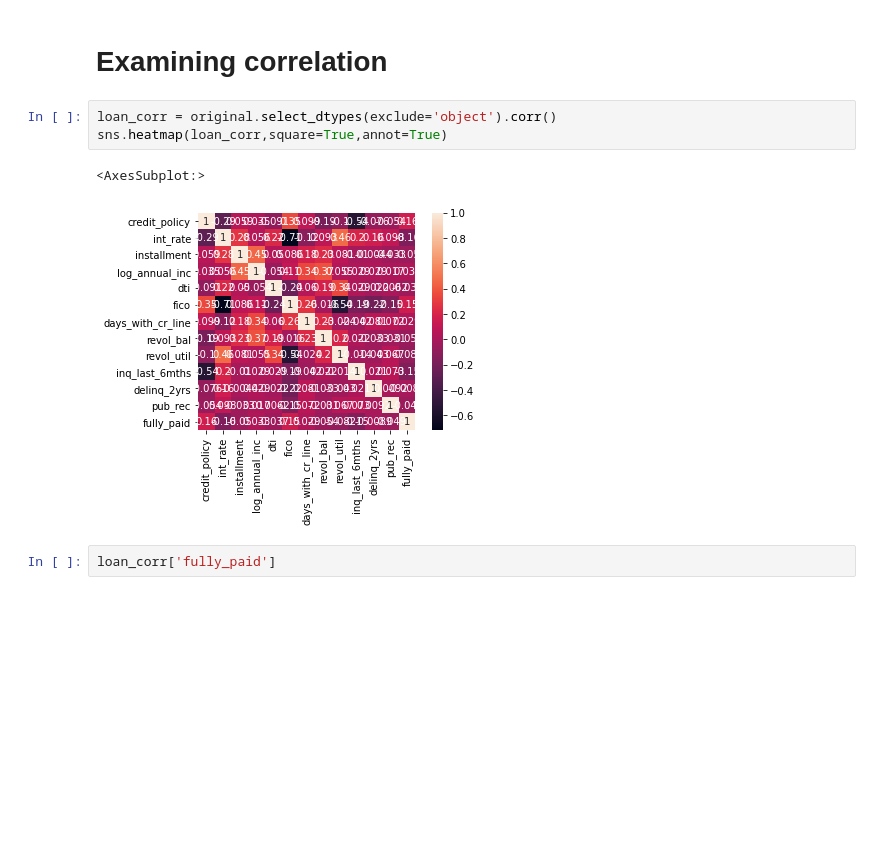
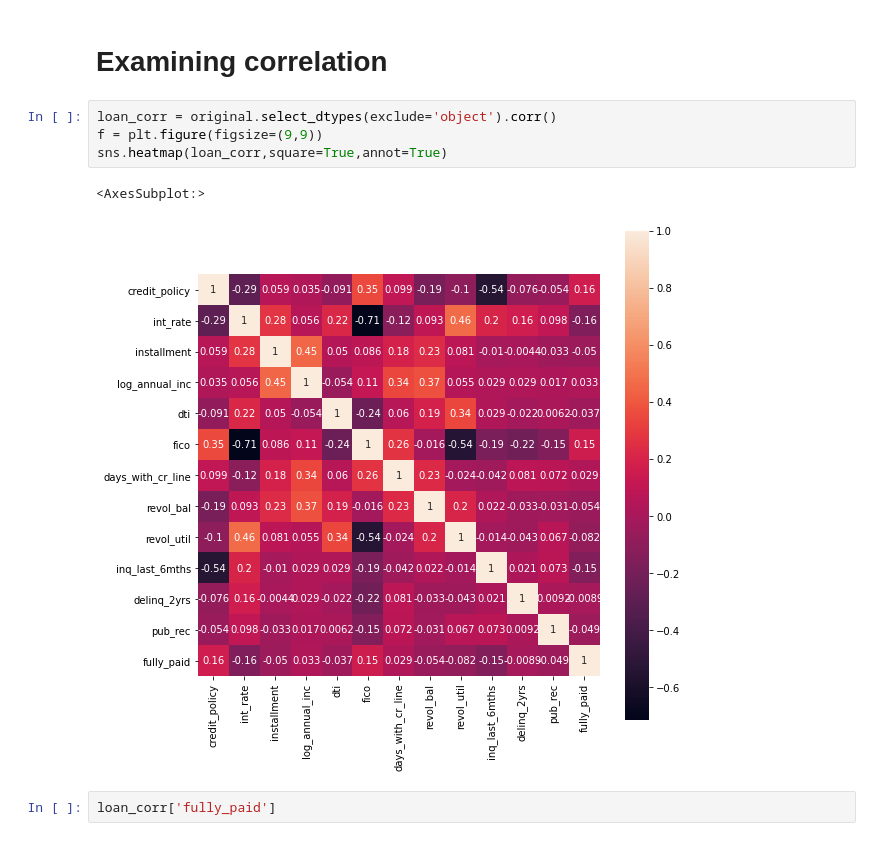
Before and after one commit to mathisme/ThinkfulSLCap, a Jupyter notebook: notebooks/EDA.ipynb, the cells around one changed output. Cells and saved outputs as stored; diff of their text form; blank space fills up the shorter version.

```diff
--- a/notebooks/EDA.ipynb
+++ b/notebooks/EDA.ipynb
@@ -523,10 +553,11 @@ Int64Index([7276, 8324], dtype='int64')
 # Examining correlation
 # %%
 loan_corr = original.select_dtypes(exclude='object').corr()
+f = plt.figure(figsize=(9,9))
 sns.heatmap(loan_corr,square=True,annot=True)
 # %% [output]
 <AxesSubplot:>
-[figure, old version]
+[figure, new version]
 # %%
 loan_corr['fully_paid']
 # %% [output]
```
Also changed, not shown: parts of 16 cells of this notebook.
